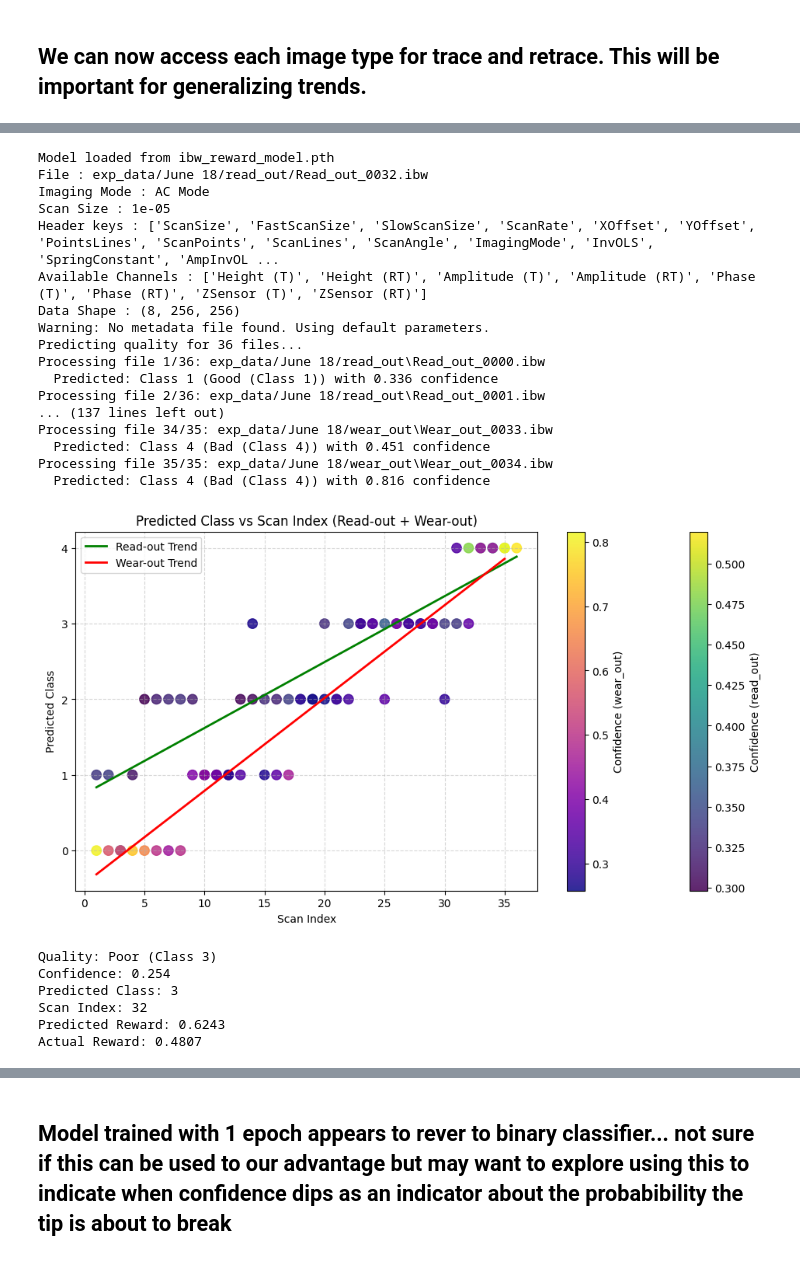
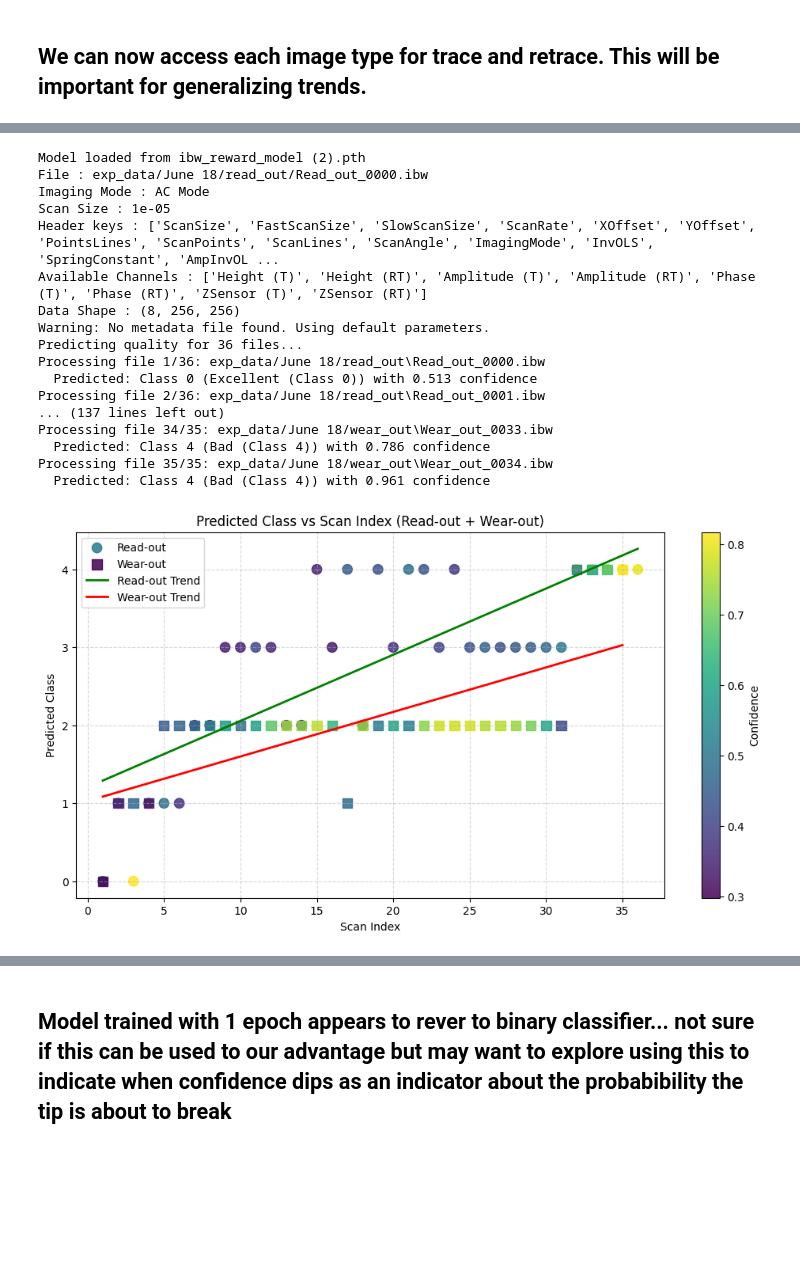
Before and after one commit to colinedsall/ofdspm, a Jupyter notebook: exp1.ipynb, the cells around one changed output, grey strips where cells are left out. Saved outputs shown, nothing was run; the diff lists cells and outputs as text; code cells hidden in the pictures; blank space fills up the shorter version.

Commit message:
Added notebook for hybrid model training.

```diff
--- a/exp1.ipynb
+++ b/exp1.ipynb
@@ -2287,7 +2354,11 @@ def predict_single_ibw_simple(model, ibw_file_path, transform, device,
 import os
 
 device = torch.device("cuda" if torch.cuda.is_available() else "cpu")
-model = load_trained_model('ibw_reward_model.pth', num_classes=5, device=device)
+# model = load_trained_model('ibw_reward_model (2).pth', num_classes=5, device=device)
+
+model = load_trained_model('ibw_reward_model (2).pth', device=device)
+
+
 
 transform = transforms.Compose([
     transforms.Resize((224, 224)),
@@ -2296,7 +2367,7 @@ transform = transforms.Compose([
 ])
 
 # --- Read-out folder predictions ---
-file = "exp_data/June 18/read_out/Read_out_0032.ibw"
+file = "exp_data/June 18/read_out/Read_out_0000.ibw"
 summarize_ibw_file(file)
 read_out_folder = os.path.dirname(file)
 read_out_files = sorted([os.path.join(read_out_folder, f) for f in os.listdir(read_out_folder) if f.lower().endswith(".ibw")])
@@ -2322,61 +2393,67 @@ scan_indices_wear = [i + 1 for i in range(len(results_wear))]
 predicted_classes_wear = [r['predicted_class'] for r in results_wear]
 confidences_wear = [r['confidence'] for r in results_wear]
 
-# Plot both
+# Plot both with confidence as color, wear-out as squares, read-out as circles
 import numpy as np
 
 plt.figure(figsize=(12, 6))
-scatter1 = plt.scatter(scan_indices_read, predicted_classes_read, c=confidences_read, cmap='viridis', s=80, alpha=0.85)
-scatter2 = plt.scatter(scan_indices_wear, predicted_classes_wear, c=confidences_wear, cmap='plasma', s=80, alpha=0.85)
+# Read-out: circles, color by confidence
+scatter1 = plt.scatter(
+    scan_indices_read, predicted_classes_read,
+    c=confidences_read, cmap='viridis', s=80, alpha=0.85, label='Read-out', marker='o'
+)
+# Wear-out: squares, color by confidence
+scatter2 = plt.scatter(
+    scan_indices_wear, predicted_classes_wear,
+    c=confidences_wear, cmap='viridis', s=80, alpha=0.85, label='Wear-out', marker='s'
+)
 
 # Add trendline for read-out
 z_read = np.polyfit(scan_indices_read, predicted_classes_read, 1)
 p_read = np.poly1d(z_read)
 plt.plot(scan_indices_read, p_read(scan_indices_read), color='green', linewidth=2, label='Read-out Trend')
 
 # Add trendline for wear-out
 z_wear = np.polyfit(scan_indices_wear, predicted_classes_wear, 1)
 p_wear = np.poly1d(z_wear)
 plt.plot(scan_indices_wear, p_wear(scan_indices_wear), color='red', linewidth=2, label='Wear-out Trend')
 
 plt.xlabel('Scan Index')
 plt.ylabel('Predicted Class')
 plt.title('Predicted Class vs Scan Index (Read-out + Wear-out)')
 plt.yticks(range(5), ['0', '1', '2', '3', '4'])
-plt.colorbar(scatter1, label='Confidence (read_out)', orientation='vertical')
-plt.colorbar(scatter2, label='Confidence (wear_out)', orientation='vertical')
+cbar = plt.colorbar(scatter1, label='Confidence', orientation='vertical')
 plt.grid(True, linestyle='--', alpha=0.5)
 plt.legend()
 plt.show()
 
-print(f"Quality: {result['quality_description']}")
-print(f"Confidence: {result['confidence']:.3f}")
-print(f"Predicted Class: {result['predicted_class']}")
-print(f"Scan Index: {result['scan_index']}")
-print(f"Predicted Reward: {result['predicted_reward_original']:.4f}")
-print(f"Actual Reward: {result['actual_reward']:.4f}")
+# --- New plot: Predicted Class vs Confidence, color-coded by dataset ---
+plt.figure(figsize=(10, 6))
+plt.scatter(confidences_read, predicted_classes_read, c='blue', label='Read-out', alpha=0.7, s=80)
+plt.scatter(confidences_wear, predicted_classes_wear, c='orange', label='Wear-out', alpha=0.7, s=80)
+plt.xlabel('Confidence')
+plt.ylabel('Predicted Class')
+plt.title('Predicted Class vs Confidence (Read-out vs Wear-out)')
+plt.yticks(range(5), ['0', '1', '2', '3', '4'])
+plt.grid(True, linestyle='--', alpha=0.5)
+plt.legend()
+plt.show()
 # %% [output]
-Model loaded from ibw_reward_model.pth
-File : exp_data/June 18/read_out/Read_out_0032.ibw
+Model loaded from ibw_reward_model (2).pth
+File : exp_data/June 18/read_out/Read_out_0000.ibw
 Imaging Mode : AC Mode
 Scan Size : 1e-05
 Header keys : ['ScanSize', 'FastScanSize', 'SlowScanSize', 'ScanRate', 'XOffset', 'YOffset', 'PointsLines', 'ScanPoints', 'ScanLines', 'ScanAngle', 'ImagingMode', 'InvOLS', 'SpringConstant', 'AmpInvOL ...
 Available Channels : ['Height (T)', 'Height (RT)', 'Amplitude (T)', 'Amplitude (RT)', 'Phase (T)', 'Phase (RT)', 'ZSensor (T)', 'ZSensor (RT)']
 Data Shape : (8, 256, 256)
 Warning: No metadata file found. Using default parameters.
 Predicting quality for 36 files...
 Processing file 1/36: exp_data/June 18/read_out\Read_out_0000.ibw
-  Predicted: Class 1 (Good (Class 1)) with 0.336 confidence
+  Predicted: Class 0 (Excellent (Class 0)) with 0.513 confidence
 Processing file 2/36: exp_data/June 18/read_out\Read_out_0001.ibw
 ... (137 lines left out)
 Processing file 34/35: exp_data/June 18/wear_out\Wear_out_0033.ibw
-  Predicted: Class 4 (Bad (Class 4)) with 0.451 confidence
+  Predicted: Class 4 (Bad (Class 4)) with 0.786 confidence
 Processing file 35/35: exp_data/June 18/wear_out\Wear_out_0034.ibw
-  Predicted: Class 4 (Bad (Class 4)) with 0.816 confidence
+  Predicted: Class 4 (Bad (Class 4)) with 0.961 confidence
-[figure, old version]
+[figure, new version]
-Quality: Poor (Class 3)
-Confidence: 0.254
-Predicted Class: 3
-Scan Index: 32
-Predicted Reward: 0.6243
-Actual Reward: 0.4807
```
Also changed, not shown: parts of 13 cells of this notebook, 2 other files.
